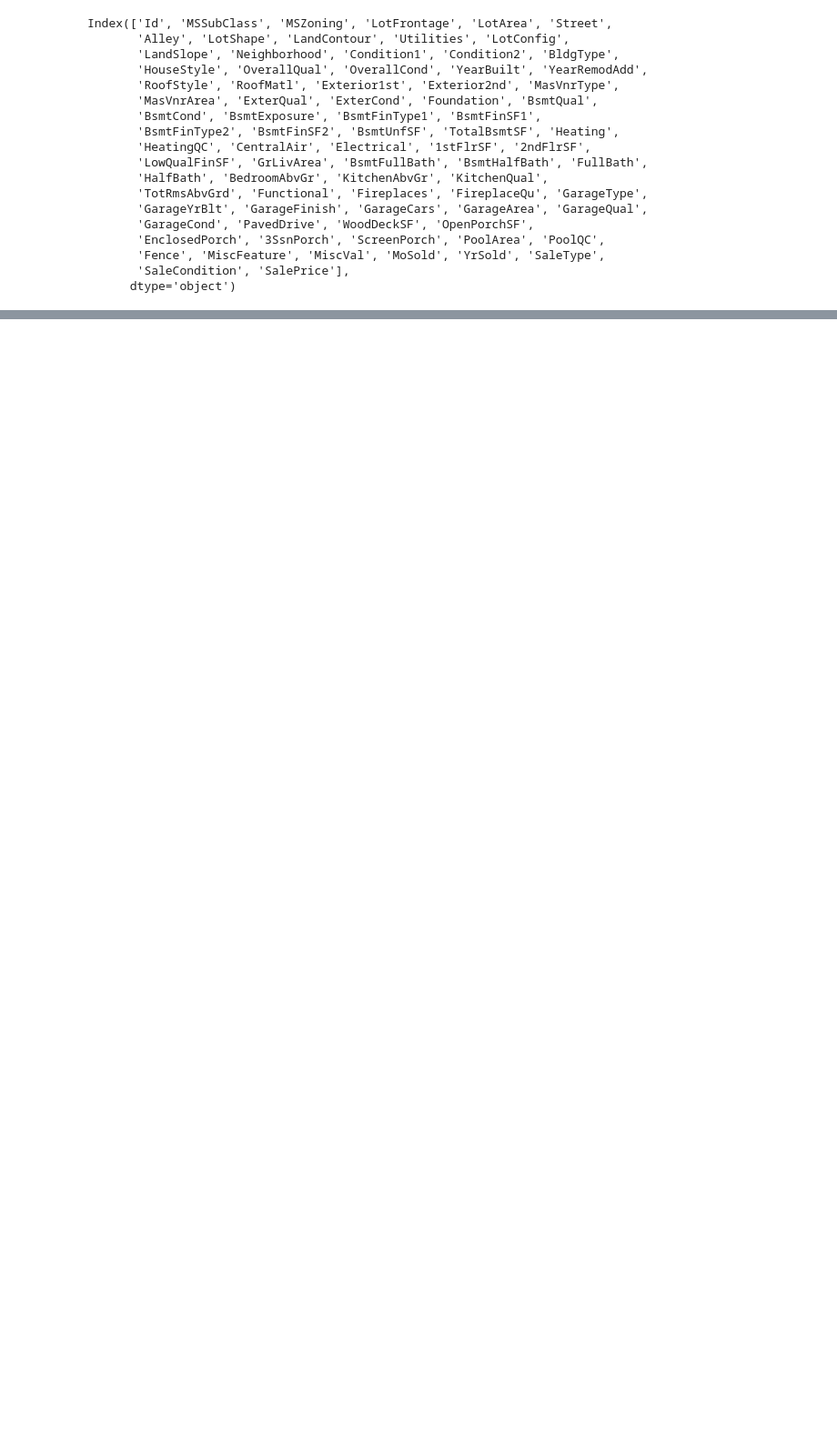
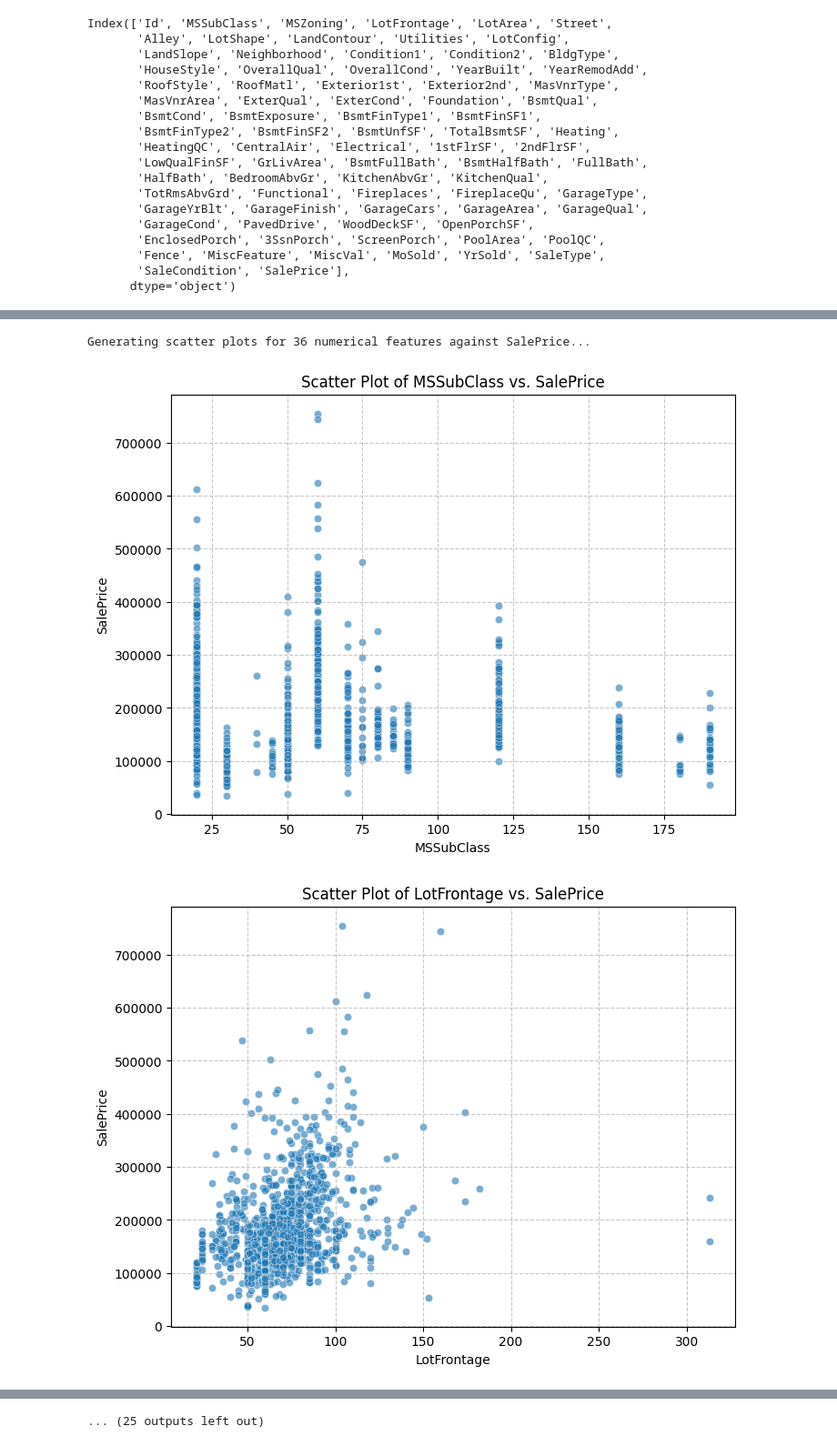
Before and after one commit to rohit-arunn/housepriceprediction, a Jupyter notebook: theprediction.ipynb, the cells around one changed output, grey strips where cells are left out. Shown at 91% size. Cells and saved outputs as stored; diff of their text form; code cells hidden in the pictures; blank space fills up the shorter version.

```diff
--- a/theprediction.ipynb
+++ b/theprediction.ipynb
@@ -31,0 +72,2 @@ y = dftrain["SalePrice"]
+# %%
+X = X.drop(["Alley", "PoolQC", "Fence", "MiscFeature"], axis=1)
@@ -31,0 +94,26 @@ y = dftrain["SalePrice"]
+# %%
+import matplotlib.pyplot as plt
+import seaborn as sns
+import numpy as np
+
+# Identify numerical columns in X
+numerical_cols = X.select_dtypes(include=np.number).columns
+
+# Exclude 'Id' as it's just an identifier and won't have a meaningful correlation
+numerical_cols = numerical_cols.drop('Id', errors='ignore')
+
+print(f"Generating scatter plots for {len(numerical_cols)} numerical features against SalePrice...")
+
+# Create scatter plots for each numerical column against the target variable y
+for col in numerical_cols:
+    plt.figure(figsize=(8, 6))
+    sns.scatterplot(x=X[col], y=y, alpha=0.6)
+    plt.title(f'Scatter Plot of {col} vs. SalePrice')
+    plt.xlabel(col)
+    plt.ylabel('SalePrice')
+    plt.grid(True, linestyle='--', alpha=0.7)
+    plt.show()
+# %% [output]
+Generating scatter plots for 36 numerical features against SalePrice...
+[figure, added]
+[figure, added]
@@ -31,0 +129 @@ y = dftrain["SalePrice"]
+... (25 outputs left out)
```
Also changed, not shown: parts of 7 cells of this notebook.
